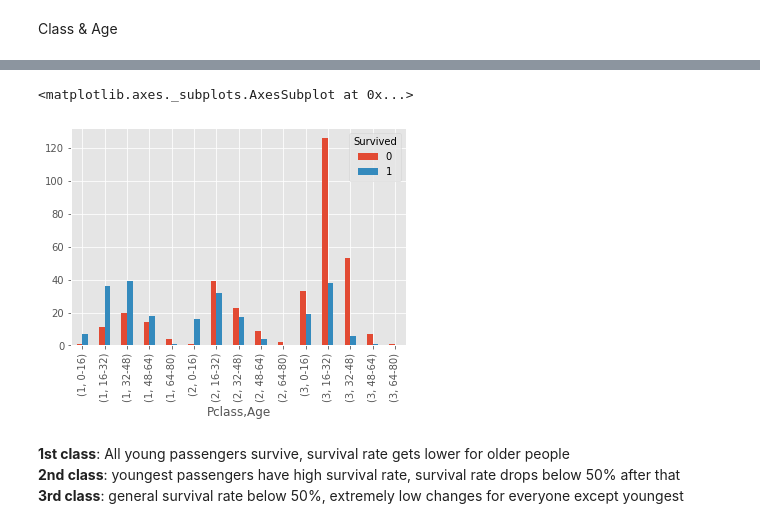
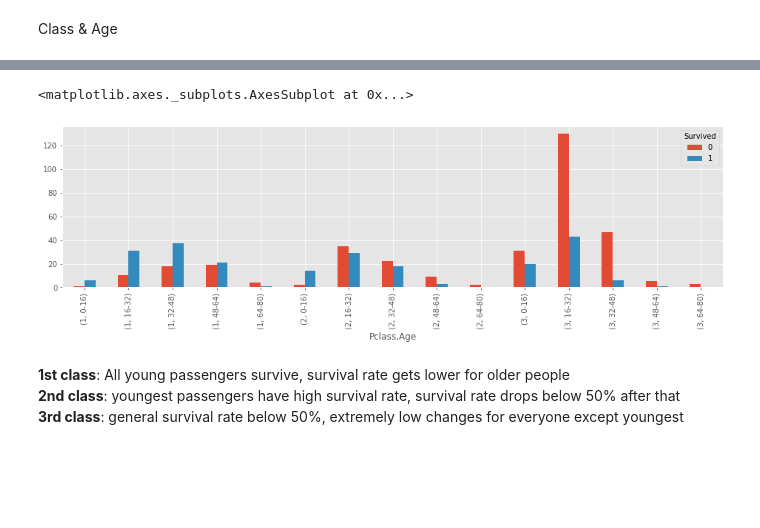
Before and after one commit to senzelden/projects, a Jupyter notebook: week_02/titanic/titanic_full_workflow.ipynb, the cells around one changed output, grey strips where cells are left out. Saved outputs shown, nothing was run; the diff lists cells and outputs as text; code cells hidden in the pictures; blank space fills up the shorter version.

```diff
--- a/week_02/titanic/titanic_full_workflow.ipynb
+++ b/week_02/titanic/titanic_full_workflow.ipynb
@@ -213,8 +213,8 @@ age_pclass_survival
 # %%
-age_pclass_survival.plot.bar()
+age_pclass_survival.plot.bar(figsize=(16,4))
 # %% [output]
 <matplotlib.axes._subplots.AxesSubplot at 0x...>
-[figure, old version]
+[figure, new version]
 # %% [markdown]
 **1st class**: All young passengers survive, survival rate gets lower for older people
 **2nd class**: youngest passengers have high survival rate, survival rate drops below 50% after that
```
Also changed, not shown: parts of 51 cells of this notebook.
